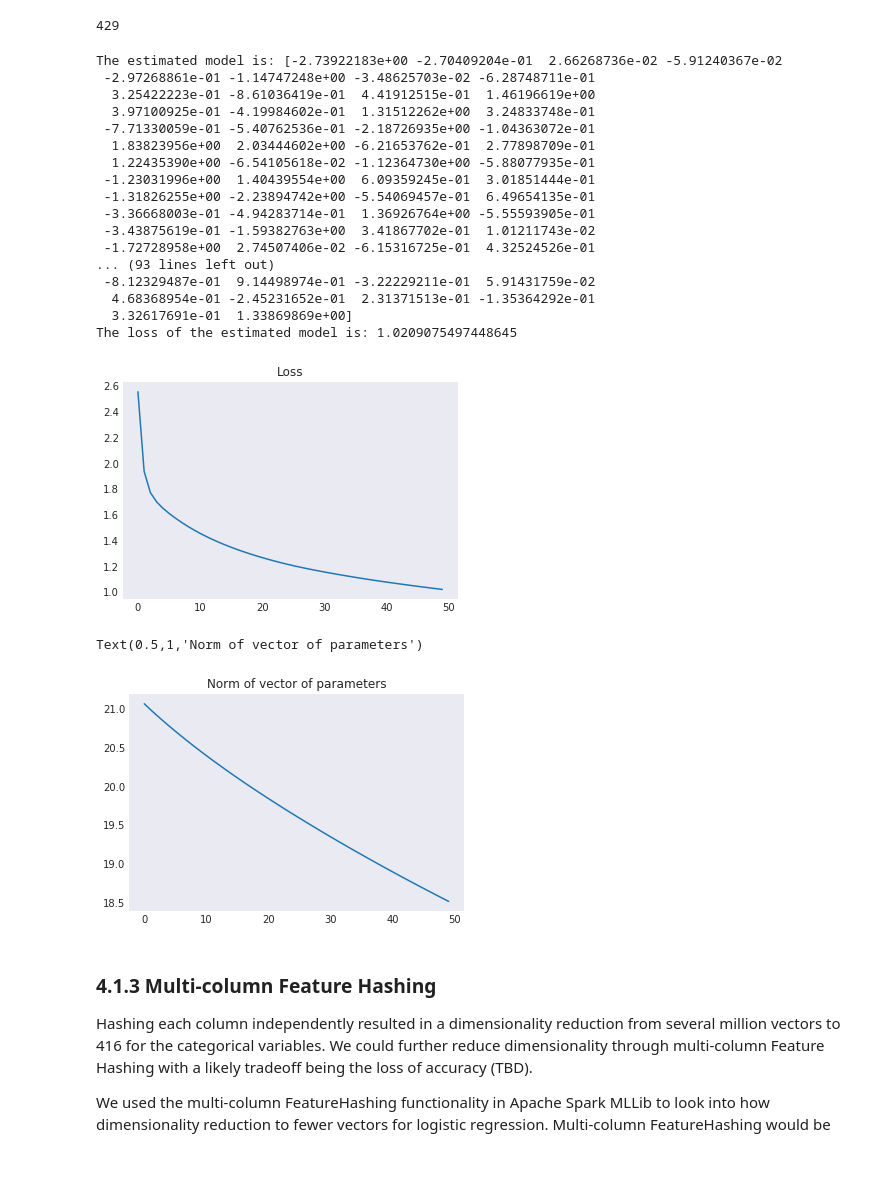
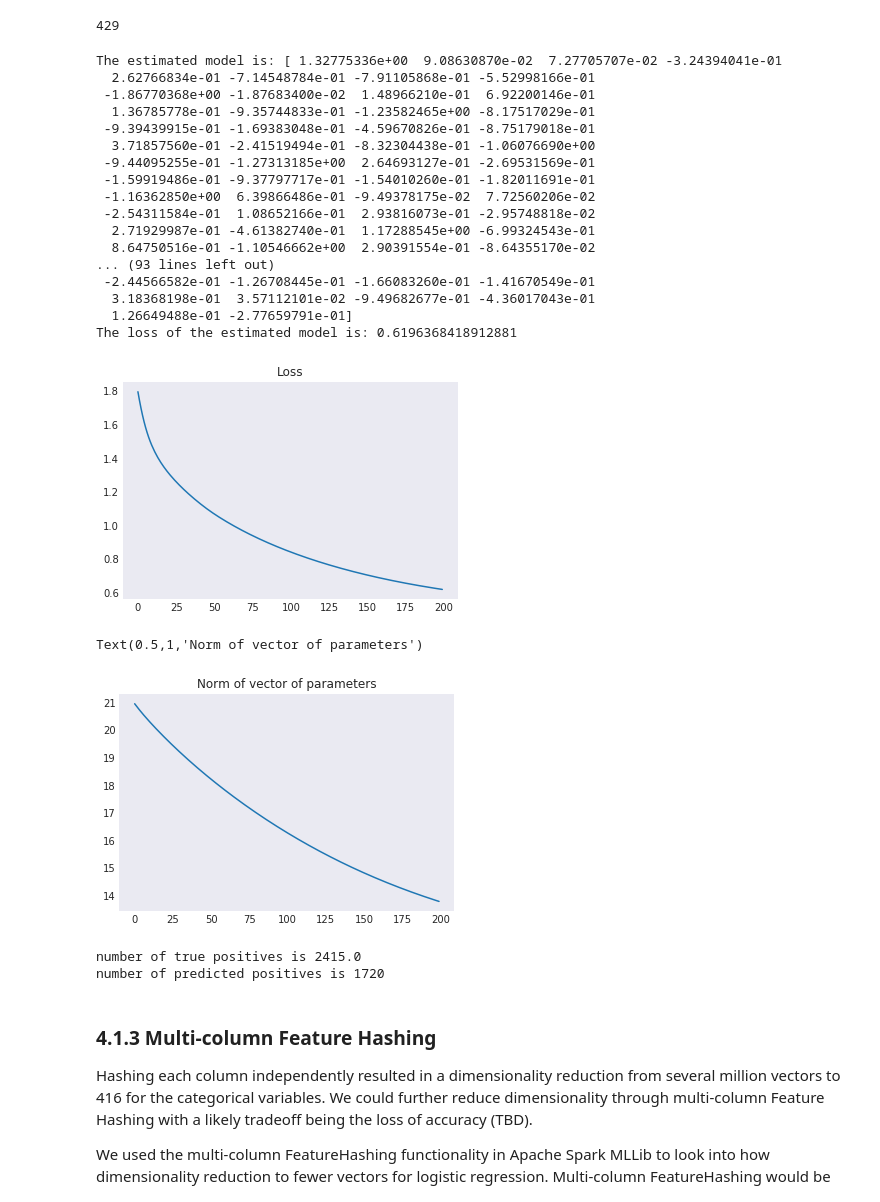
Before and after one commit to vnagapudi/W261_Final_Project, a Jupyter notebook: final_project_SID_LUCA.ipynb, the cells around one changed output. Saved outputs shown, nothing was run; the diff lists cells and outputs as text; code cells hidden in the pictures; blank space fills up the shorter version.

```diff
--- a/final_project_SID_LUCA.ipynb
+++ b/final_project_SID_LUCA.ipynb
@@ -645,7 +645,7 @@ BASELINE = np.random.randn(numb_features + 1)
 # %% [output]
 429
 # %%
-nSteps = 50
+nSteps = 200
 learningRate = 1.0
 regType = None
 regParam = 0.1
@@ -655,51 +655,58 @@ Model_norm = []
 #broadcast model
 model = BASELINE #model = sc.broadcast(BASELINE) #substitute this line with the comment when deploying it on the cloud
 for idx in range(nSteps):
     #print("----------")
     #print(f"STEP: {idx+1}")
 
     # compute loss
     loss = LogLoss(numPlusCatRdd, model, regType=regType, regParam=regParam)
     # update model parameters
     model = GDUpdate(numPlusCatRdd, model, regType=regType, regParam=regParam, learningRate=learningRate)
 
     #store results
     Loss_save.append(loss)
     Model_norm.append(np.linalg.norm(model))
 
     #broadcast model
     #model = sc.broadcast(model) #uncomment this line when deploying it on the cloud
 
 print(f"The estimated model is: {model}")
 print(f"The loss of the estimated model is: {loss}")
 print()
 print()
 plt.plot(Loss_save)
 plt.title('Loss')
 plt.show()
 plt.plot(Model_norm)
 plt.title('Norm of vector of parameters')
 # %% [output]
-The estimated model is: [-2.73922183e+00 -2.70409204e-01  2.66268736e-02 -5.91240367e-02
- -2.97268861e-01 -1.14747248e+00 -3.48625703e-02 -6.28748711e-01
-  3.25422223e-01 -8.61036419e-01  4.41912515e-01  1.46196619e+00
-  3.97100925e-01 -4.19984602e-01  1.31512262e+00  3.24833748e-01
- -7.71330059e-01 -5.40762536e-01 -2.18726935e+00 -1.04363072e-01
-  1.83823956e+00  2.03444602e+00 -6.21653762e-01  2.77898709e-01
-  1.22435390e+00 -6.54105618e-02 -1.12364730e+00 -5.88077935e-01
- -1.23031996e+00  1.40439554e+00  6.09359245e-01  3.01851444e-01
- -1.31826255e+00 -2.23894742e+00 -5.54069457e-01  6.49654135e-01
- -3.36668003e-01 -4.94283714e-01  1.36926764e+00 -5.55593905e-01
- -3.43875619e-01 -1.59382763e+00  3.41867702e-01  1.01211743e-02
- -1.72728958e+00  2.74507406e-02 -6.15316725e-01  4.32524526e-01
+The estimated model is: [ 1.32775336e+00  9.08630870e-02  7.27705707e-02 -3.24394041e-01
+  2.62766834e-01 -7.14548784e-01 -7.91105868e-01 -5.52998166e-01
+ -1.86770368e+00 -1.87683400e-02  1.48966210e-01  6.92200146e-01
+  1.36785778e-01 -9.35744833e-01 -1.23582465e+00 -8.17517029e-01
+ -9.39439915e-01 -1.69383048e-01 -4.59670826e-01 -8.75179018e-01
+  3.71857560e-01 -2.41519494e-01 -8.32304438e-01 -1.06076690e+00
+ -9.44095255e-01 -1.27313185e+00  2.64693127e-01 -2.69531569e-01
+ -1.59919486e-01 -9.37797717e-01 -1.54010260e-01 -1.82011691e-01
+ -1.16362850e+00  6.39866486e-01 -9.49378175e-02  7.72560206e-02
+ -2.54311584e-01  1.08652166e-01  2.93816073e-01 -2.95748818e-02
+  2.71929987e-01 -4.61382740e-01  1.17288545e+00 -6.99324543e-01
+  8.64750516e-01 -1.10546662e+00  2.90391554e-01 -8.64355170e-02
 ... (93 lines left out)
- -8.12329487e-01  9.14498974e-01 -3.22229211e-01  5.91431759e-02
-  4.68368954e-01 -2.45231652e-01  2.31371513e-01 -1.35364292e-01
-  3.32617691e-01  1.33869869e+00]
-The loss of the estimated model is: 1.0209075497448645
+ -2.44566582e-01 -1.26708445e-01 -1.66083260e-01 -1.41670549e-01
+  3.18368198e-01  3.57112101e-02 -9.49682677e-01 -4.36017043e-01
+  1.26649488e-01 -2.77659791e-01]
+The loss of the estimated model is: 0.6196368418912881
-[figure, old version]
+[figure, new version]
 Text(0.5,1,'Norm of vector of parameters')
-[figure, old version]
+[figure, new version]
+# %%
+print(f'number of true positives is {numPlusCatRdd.map(lambda x: x[0]).sum()}')
+res = makePrediction(numPlusCatRdd, model).cache()
+print(f'number of predicted positives is {res.sum()}')
+# %% [output]
+number of true positives is 2415.0
+number of predicted positives is 1720
 # %% [markdown]
 ### 4.1.3 Multi-column Feature Hashing
 Hashing each column independently resulted in a dimensionality reduction from several million vectors to 416 for the categorical variables. We could further reduce dimensionality through multi-column Feature Hashing with a likely tradeoff being the loss of accuracy (TBD).
```
Also changed, not shown: parts of 3 cells of this notebook.
